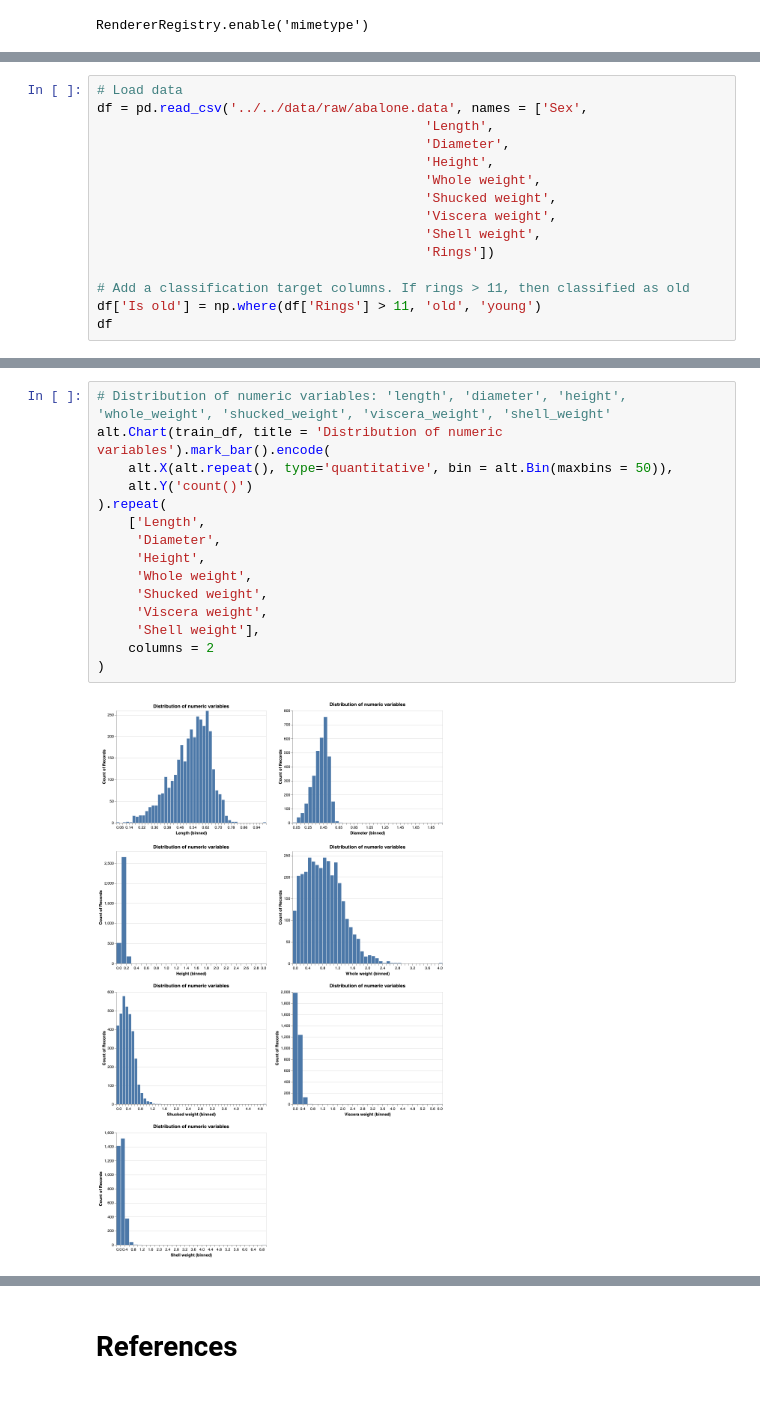
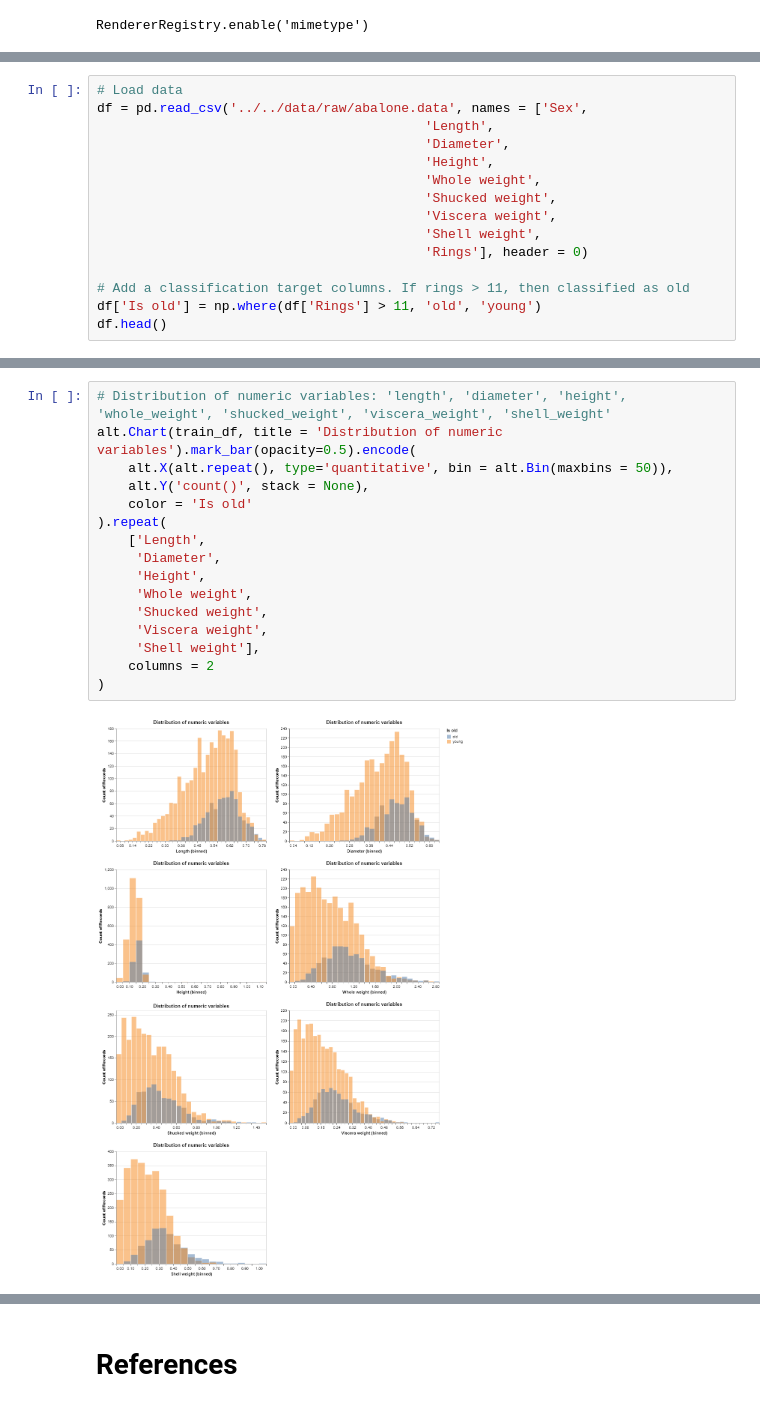
Before and after one commit to veerupandey/abalone_age_classification, a Jupyter notebook: src/eda/eda.ipynb, the cells around one changed output, grey strips where cells are left out. Cells and saved outputs as stored; diff of their text form.

Commit message:
Add text, reorder output, improve plots

```diff
--- a/src/eda/eda.ipynb
+++ b/src/eda/eda.ipynb
@@ -20,10 +32,10 @@ df = pd.read_csv('../../data/raw/abalone.data', names = ['Sex',
                                           'Shucked weight',
                                           'Viscera weight',
                                           'Shell weight',
-                                          'Rings'])
+                                          'Rings'], header = 0)
 
 # Add a classification target columns. If rings > 11, then classified as old
 df['Is old'] = np.where(df['Rings'] > 11, 'old', 'young')
-df
+df.head()
 # %% [output]
 |  | Sex | Length | Diameter | Height | Whole weight | Shucked weight | Viscera weight | Shell weight | ... |
@@ -88,17 +107,18 @@ From the plot we can group the numeric variables into three groups: (length, dia
 # %%
 # Distribution of numeric variables: 'length', 'diameter', 'height', 'whole_weight', 'shucked_weight', 'viscera_weight', 'shell_weight'
-alt.Chart(train_df, title = 'Distribution of numeric variables').mark_bar().encode(
+alt.Chart(train_df, title = 'Distribution of numeric variables').mark_bar(opacity=0.5).encode(
     alt.X(alt.repeat(), type='quantitative', bin = alt.Bin(maxbins = 50)),
-    alt.Y('count()')
+    alt.Y('count()', stack = None),
+    color = 'Is old'
 ).repeat(
     ['Length',
      'Diameter',
      'Height',
      'Whole weight',
      'Shucked weight',
      'Viscera weight',
      'Shell weight'],
     columns = 2
 )
 # %% [output]
-[figure, old version]
+[figure, new version]
```
Also changed, not shown: parts of 30 cells of this notebook.
